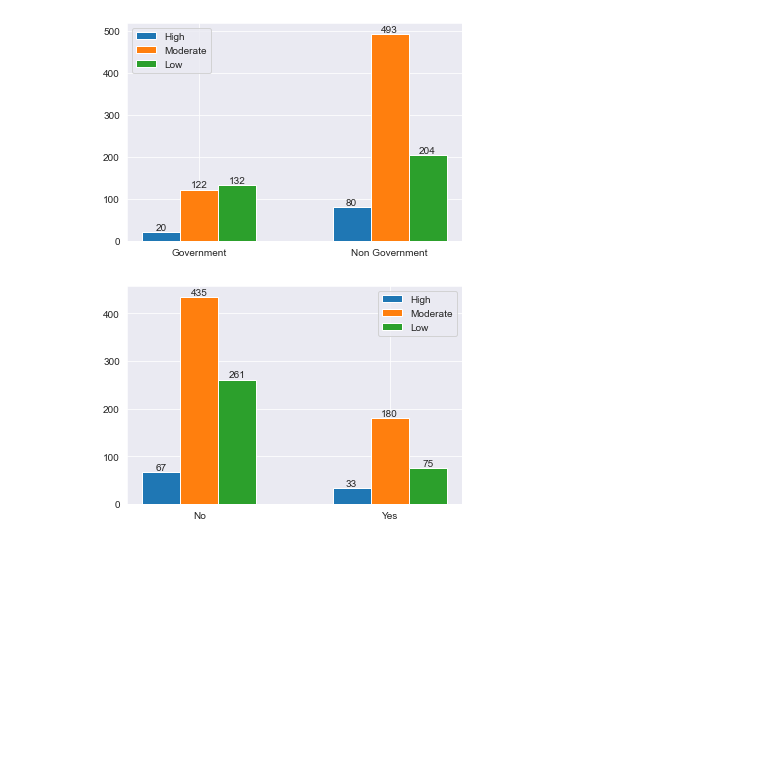
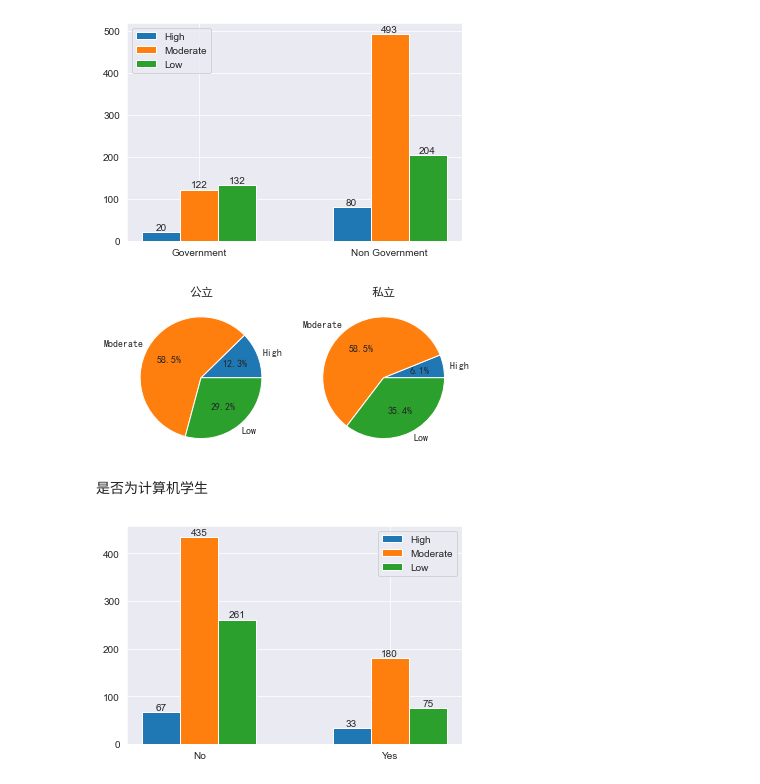
Before and after one commit to TakanashiXny/Introduction-of-DaSE, a Jupyter notebook: final/final_task.ipynb, the cells around one changed output. Cells and saved outputs as stored; diff of their text form; code cells hidden in the pictures; blank space fills up the shorter version.

```diff
--- a/final/final_task.ipynb
+++ b/final/final_task.ipynb
@@ -627,6 +655,23 @@ plt.legend()
 plt.show()
 # %% [output]
 [figure]
+# %%
+plt.subplot(121)
+gov = [Government_Adapt['Government']['High'], Government_Adapt['Government']['Moderate'], Government_Adapt['Government']['Low']]
+plt.pie(boy, labels=Order, autopct='%1.1f%%')
+plt.title("公立")
+
+
+plt.subplot(122)
+ngov = [Government_Adapt['Non Government']['High'], Government_Adapt['Non Government']['Moderate'], Government_Adapt['Non Government']['Low']]
+plt.pie(girl, labels=Order, autopct='%1.1f%%')
+plt.title("私立")
+
+plt.show()
+# %% [output]
+[figure, added]
+# %% [markdown]
+是否为计算机学生
 # %%
 high = [IT_Adapt['No']['High'], IT_Adapt['Yes']['High']]
 moderate = [IT_Adapt['No']['Moderate'], IT_Adapt['Yes']['Moderate']]
```
Also changed, not shown: parts of 23 cells of this notebook.
